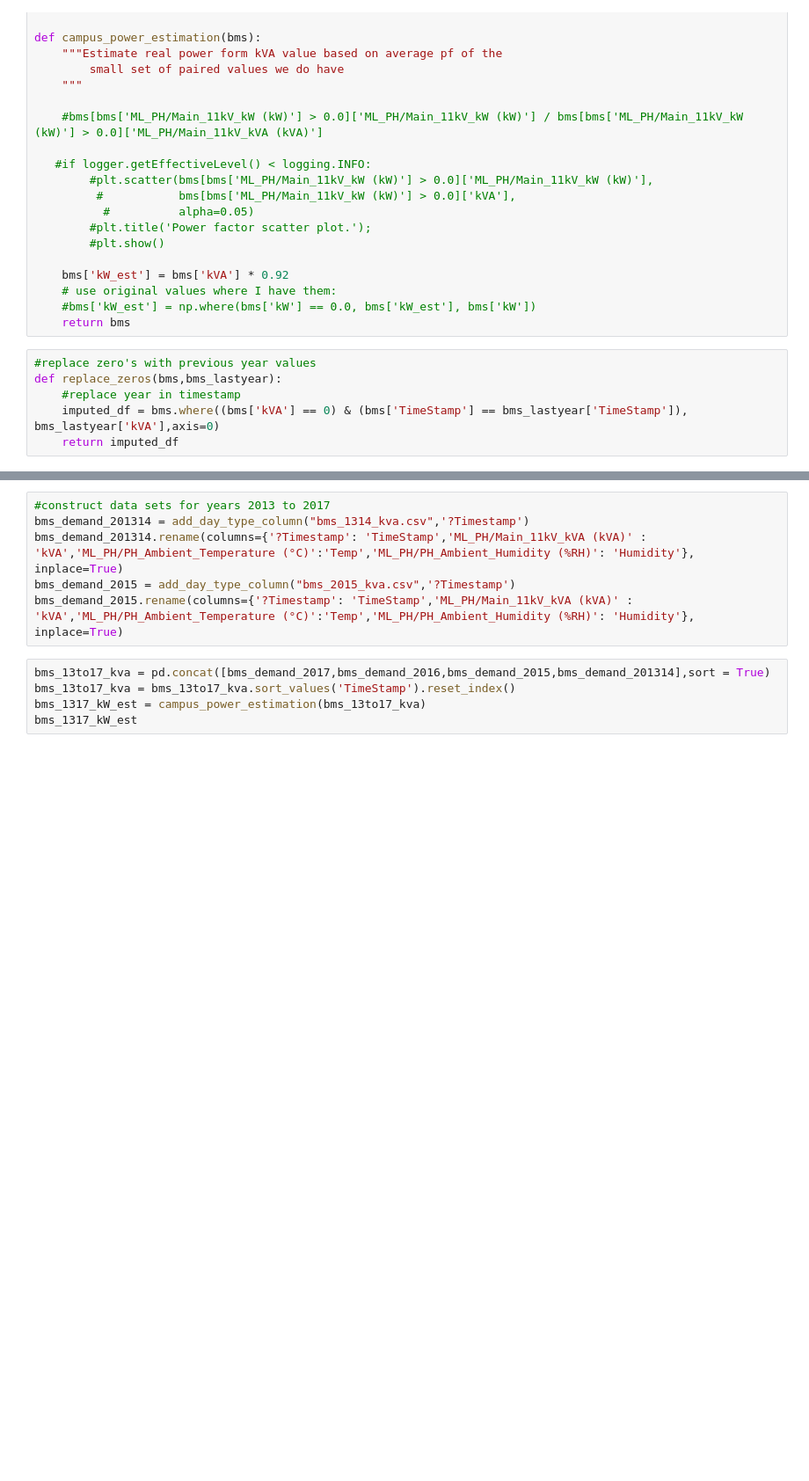
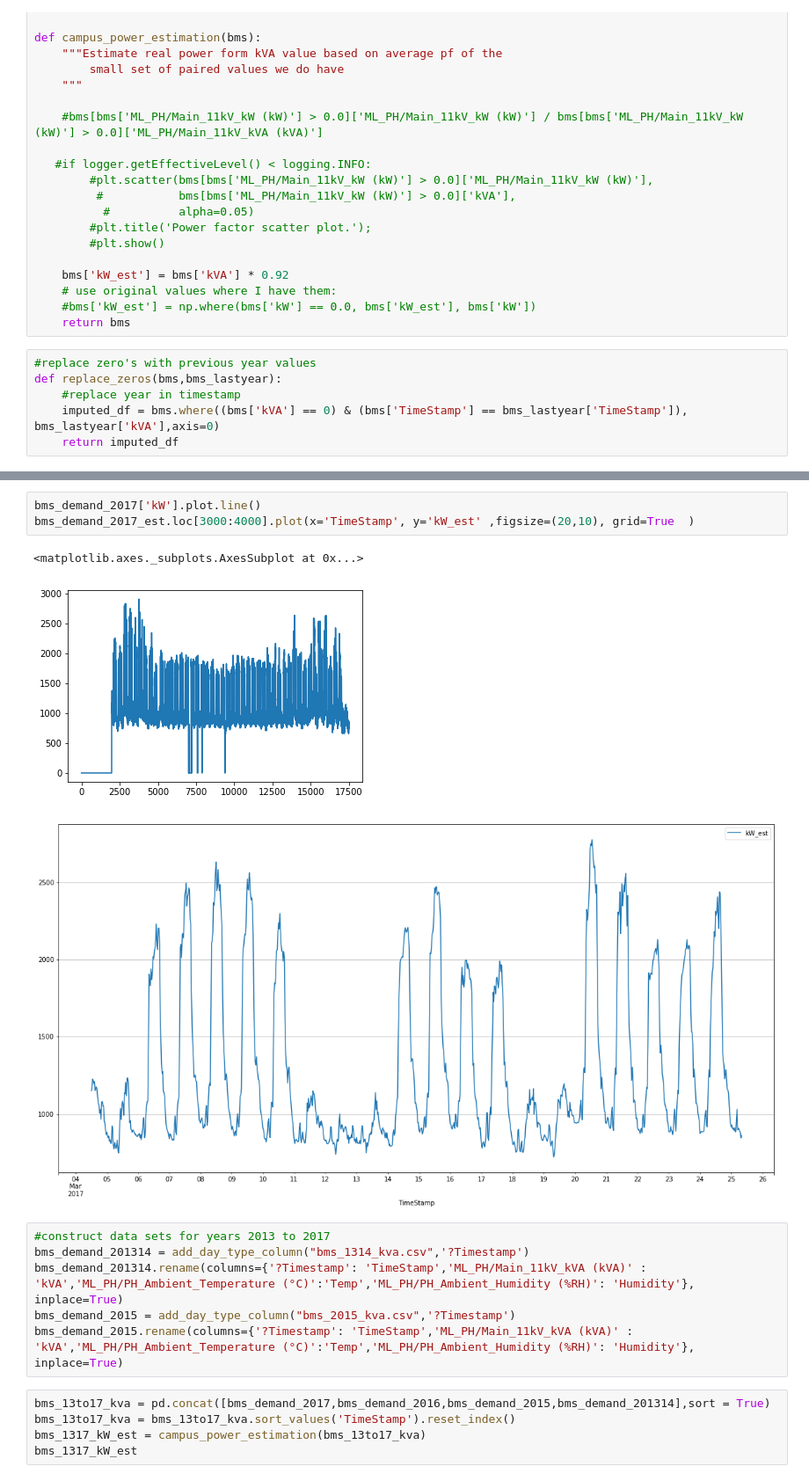
Before and after one commit to MSAmit/Capstone-project, a Jupyter notebook: BMS_data_analysis.ipynb, the cells around one changed output, grey strips where cells are left out. Shown at 88% size. Saved outputs shown, nothing was run; the diff lists cells and outputs as text; blank space fills up the shorter version.

```diff
--- a/BMS_data_analysis.ipynb
+++ b/BMS_data_analysis.ipynb
@@ -124,3 +128,10 @@ bms_demand_2017['kW_est'].plot.line()
+# %%
+bms_demand_2017['kW'].plot.line()
+bms_demand_2017_est.loc[3000:4000].plot(x='TimeStamp', y='kW_est' ,figsize=(20,10), grid=True  )
+# %% [output]
+<matplotlib.axes._subplots.AxesSubplot at 0x...>
+[figure, added]
+[figure, added]
 # %%
 #construct data sets for years 2013 to 2017
 bms_demand_201314 = add_day_type_column("bms_1314_kva.csv",'?Timestamp')
```
Also changed, not shown: parts of 14 cells of this notebook, 1 other file.
